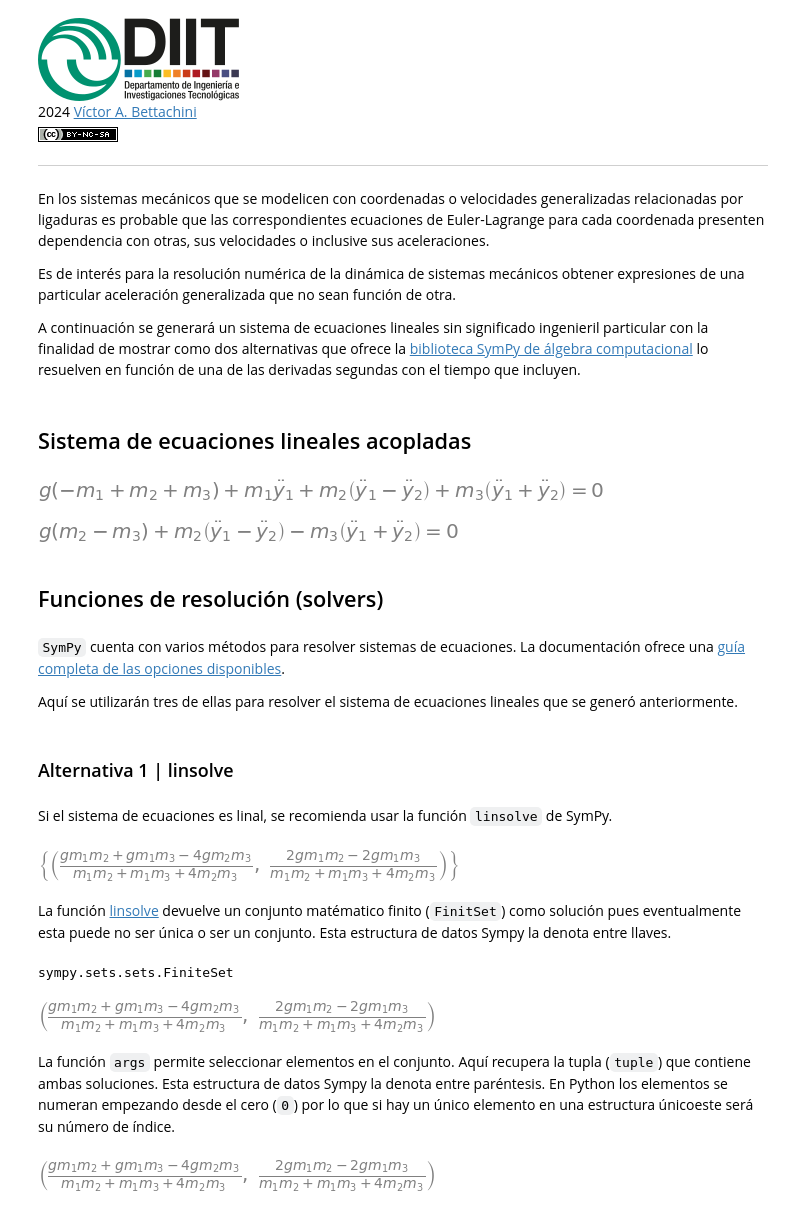
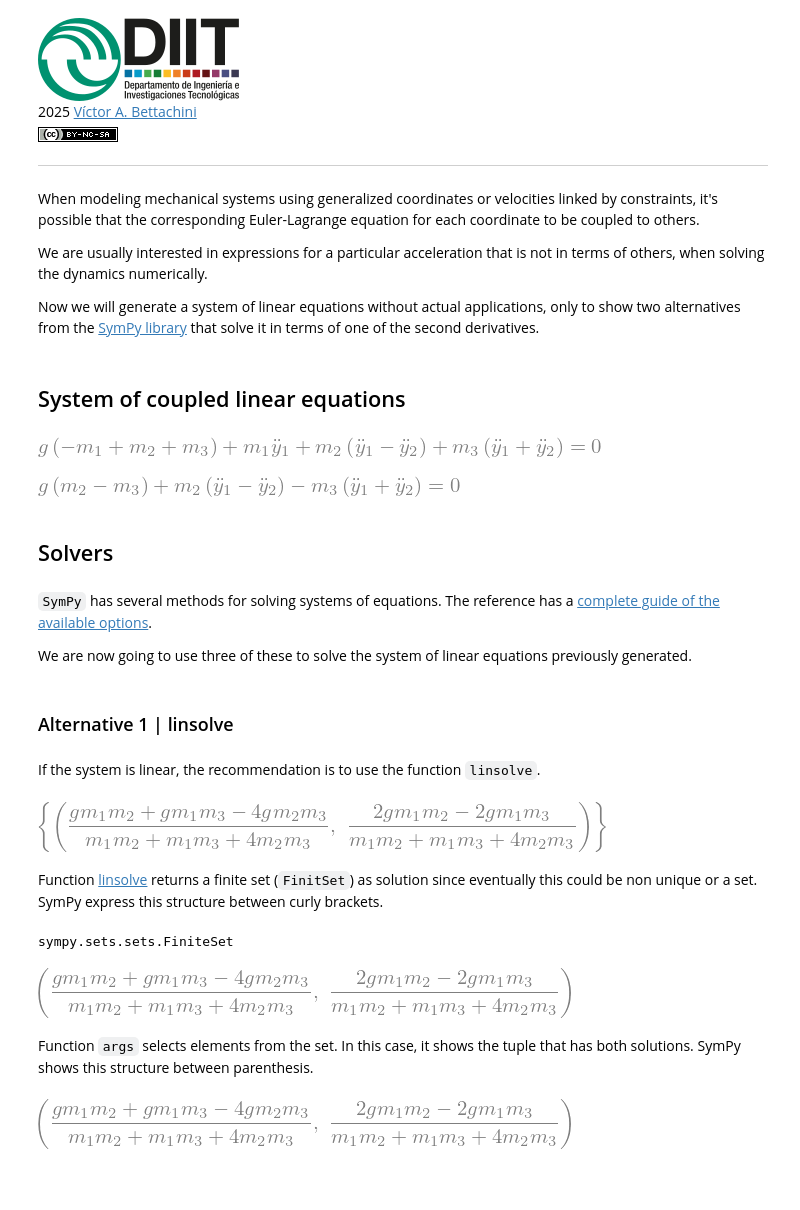
Before and after one commit to unlam/ComputationalAnalyticalMechanics, a Jupyter notebook: 04Constraints/solvingLinearSystems.ipynb, the cells around one changed output. Saved outputs shown, nothing was run; the diff lists cells and outputs as text; code cells hidden in the pictures; blank space fills up the shorter version.

```diff
--- a/04Constraints/solvingLinearSystems.ipynb
+++ b/04Constraints/solvingLinearSystems.ipynb
@@ -3,15 +3,15 @@
 # %% [markdown]
 [![DIIT - UNLaM](embedded-picture-1)](https://ingenieria.unlam.edu.ar/)
-2024 [Víctor A. Bettachini](mailto:vbettachini@unlam.edu.ar)
+2025 [Víctor A. Bettachini](mailto:vbettachini@unlam.edu.ar)
 [![by-nc-sa_80x15.png](embedded-picture-2)](https://creativecommons.org/licenses/by-sa/4.0/deed.es_ES)
 
 ---
 # %% [markdown]
-En los sistemas mecánicos que se modelicen con coordenadas o velocidades generalizadas relacionadas por ligaduras es probable que las correspondientes ecuaciones de Euler-Lagrange para cada coordenada presenten dependencia con otras, sus velocidades o inclusive sus aceleraciones.
+When modeling mechanical systems using generalized coordinates or velocities linked by constraints, it's possible that the corresponding Euler-Lagrange equation for each coordinate to be coupled to others.
 
-Es de interés para la resolución numérica de la dinámica de sistemas mecánicos obtener expresiones de una particular aceleración generalizada que no sean función de otra.
+We are usually interested in expressions for a particular acceleration that is not in terms of others, when solving the dynamics numerically.
 
-A continuación se generará un sistema de ecuaciones lineales sin significado ingenieril particular con la finalidad de mostrar como dos alternativas que ofrece la [biblioteca SymPy de álgebra computacional](https://www.sympy.org/es/index.html) lo resuelven en función de una de las derivadas segundas con el tiempo que incluyen.
+Now we will generate a system of linear equations without actual applications, only to show two alternatives from the [SymPy library](https://www.sympy.org/index.html) that solve it in terms of one of the second derivatives.
 # %% [markdown]
-## Sistema de ecuaciones lineales acopladas
+## System of coupled linear equations
 # %%
@@ -23,17 +23,17 @@ t = sm.Symbol('t')
 m1, m2, m3, g = sm.symbols('m_1, m_2, m_3, g')
 y1, y2 = me.dynamicsymbols('y_1, y_2')
 # %%
-ecuación1 = sm.Eq(
+equation1 = sm.Eq(
     g* (-m1+ m2+ m3)+ m1* y1.diff(t,2)+ m2* (y1.diff(t,2)- y2.diff(t,2))+ m3* (y1.diff(t,2) + y2.diff(t,2)) ,
     0 )
-ecuación1
+equation1
 # %% [output]
-[figure, old version]
+[figure, new version]
 # %%
-ecuación2 = sm.Eq(
+equation2 = sm.Eq(
     g* (m2- m3)+ m2* (y1.diff(t,2)- y2.diff(t,2))- m3* (y1.diff(t,2) + y2.diff(t,2)) ,
     0 )
-ecuación2
+equation2
 # %% [output]
-[figure, old version]
+[figure, new version]
 # %%
@@ -49,20 +49,20 @@ variablesResolución = [
 # %% [markdown]
-## Funciones de resolución (solvers)
+## Solvers
 # %% [markdown]
-`SymPy` cuenta con varios métodos para resolver sistemas de ecuaciones.
-La documentación ofrece una [guía completa de las opciones disponibles](https://docs.sympy.org/latest/guides/solving/index.html).
+`SymPy` has several methods for solving systems of equations.
+The reference has a [complete guide of the available options](https://docs.sympy.org/latest/guides/solving/index.html).
 
-Aquí se utilizarán tres de ellas para resolver el sistema de ecuaciones lineales que se generó anteriormente.
+We are now going to use three of these to solve the system of linear equations previously generated.
 # %% [markdown]
-### Alternativa 1 | linsolve
+### Alternative 1 | linsolve
 # %% [markdown]
-Si el sistema de ecuaciones es linal, se recomienda usar la función `linsolve` de SymPy.
+If the system is linear, the recommendation is to use the function `linsolve`.
 # %%
-solución_linsolve = sm.linsolve(sistemaEcuaciones, variablesResolución)
-solución_linsolve
+solution_linsolve = sm.linsolve(systemEquations, variablesSolution)
+solution_linsolve
 # %% [output]
-[figure, old version]
+[figure, new version]
 # %% [markdown]
-La función [linsolve](https://docs.sympy.org/latest/modules/solvers/solveset.html?highlight=linsolve#linsolve) devuelve un conjunto matématico finito (`FinitSet`) como solución pues eventualmente esta puede no ser única o ser un conjunto.
-Esta estructura de datos Sympy la denota entre llaves.
+Function [linsolve](https://docs.sympy.org/latest/modules/solvers/solveset.html?highlight=linsolve#linsolve) returns a finite set (`FinitSet`) as solution since eventually this could be non unique or a set.
+SymPy express this structure between curly brackets.
 # %%
@@ -70,17 +70,16 @@ type(solución_linsolve)
 # %% [output]
 sympy.sets.sets.FiniteSet
 # %%
-solución_linsolve.args[0]
+solution_linsolve.args[0]
 # %% [output]
-[figure, old version]
+[figure, new version]
 # %% [markdown]
-La función `args` permite seleccionar elementos en el conjunto.
-Aquí recupera la tupla (`tuple`) que contiene ambas soluciones.
-Esta estructura de datos Sympy la denota entre paréntesis.
-En Python los elementos se numeran empezando desde el cero (`0`) por lo que si hay un único elemento en una estructura únicoeste será su número de índice.
+Function `args` selects elements from the set.
+In this case, it shows the tuple that has both solutions.
+SymPy shows this structure between parenthesis.
 # %%
-ypp_linsolve = sm.linsolve(sistemaEcuaciones, variablesResolución).args[0]
+ypp_linsolve = sm.linsolve(systemEquations, variablesSolution).args[0]
 ypp_linsolve
 # %% [output]
-[figure, old version]
+[figure, new version]
 # %% [markdown]
```
Also changed, not shown: parts of 15 cells of this notebook, 2 other files.
